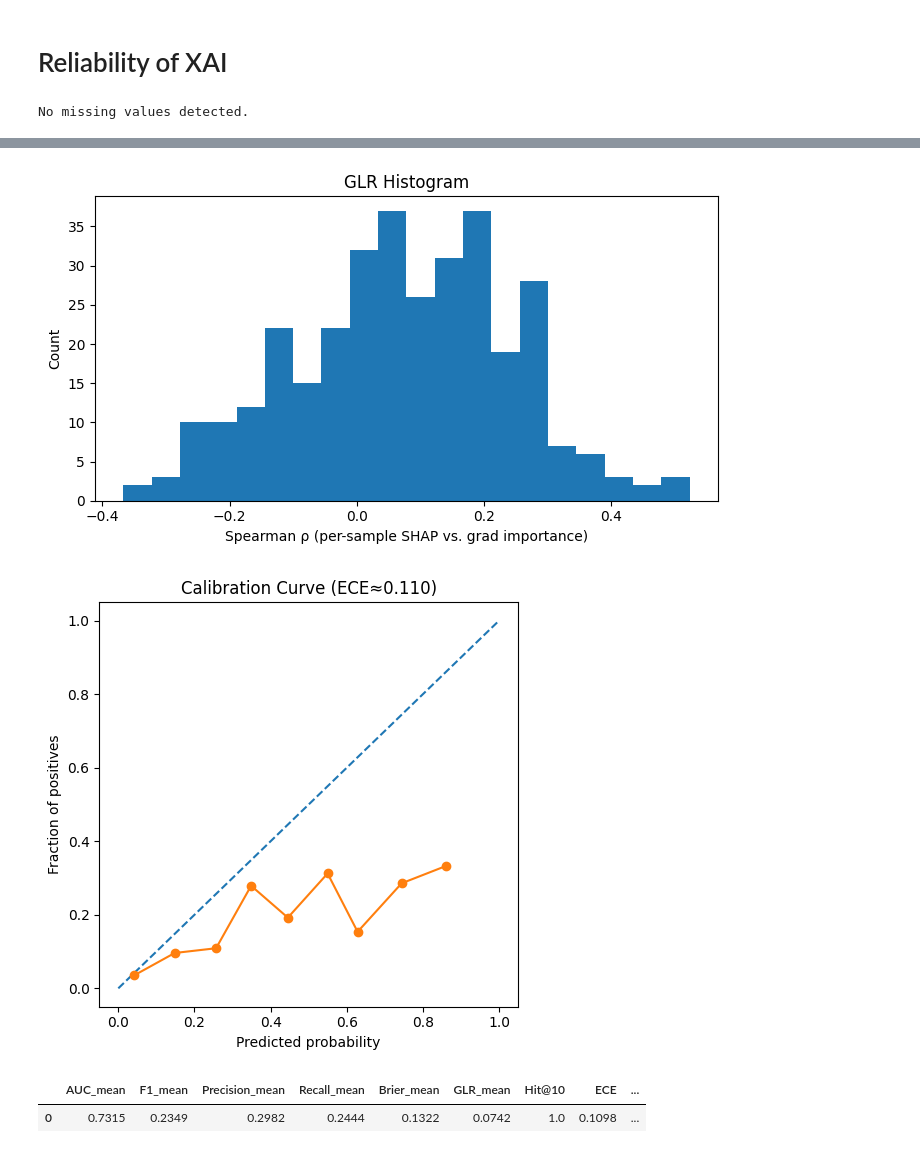
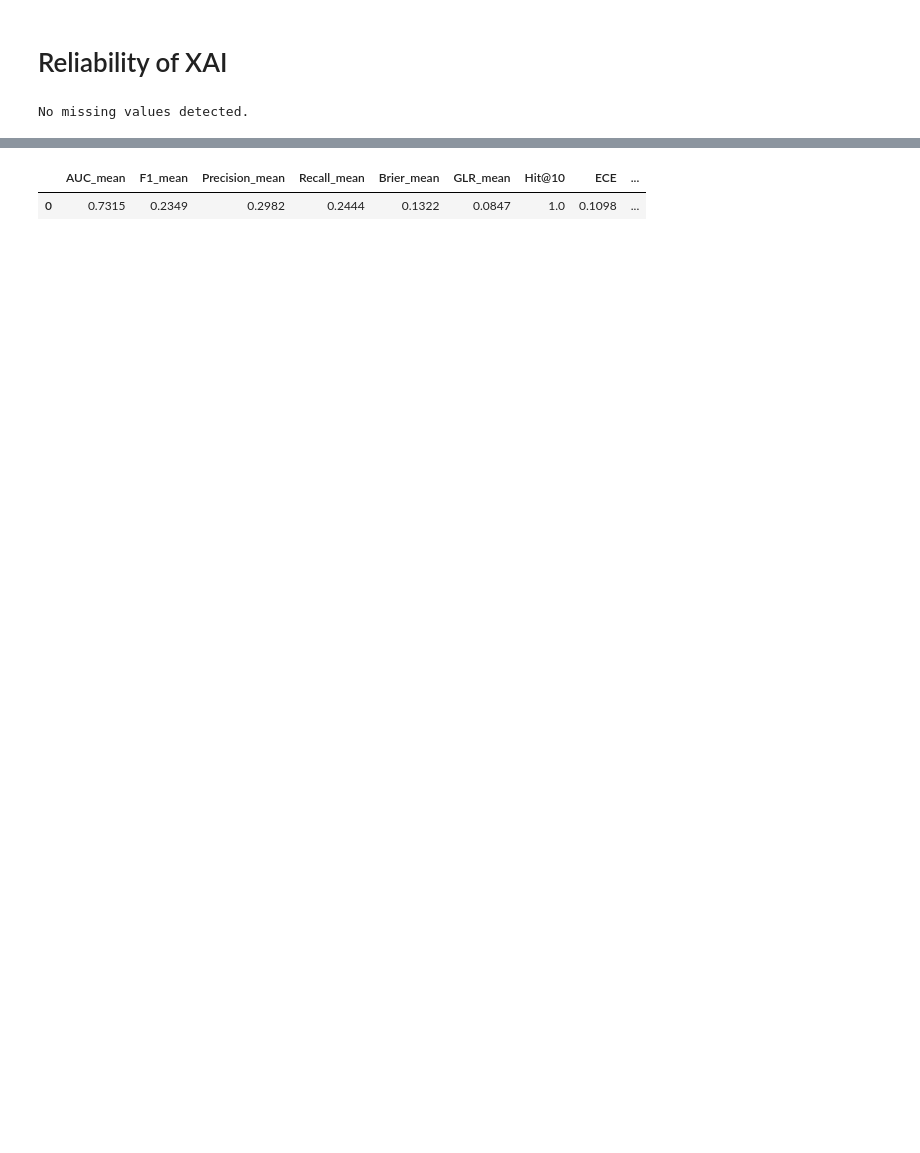
Before and after one commit to uditjain100/TrustX-Defect, a Jupyter notebook: src/approaches/xai_swdefect_pro.ipynb, the cells around one changed output, grey strips where cells are left out. Cells and saved outputs as stored; diff of their text form; code cells hidden in the pictures; blank space fills up the shorter version.

```diff
--- a/src/approaches/xai_swdefect_pro.ipynb
+++ b/src/approaches/xai_swdefect_pro.ipynb
@@ -309,20 +266,18 @@ def run_pipeline(
 # %%
 summary, artifacts = run_pipeline(
-    data_path="./../dataset/CM1.csv",
+    data_path="./../../dataset/CM1.csv",
     n_splits=5,
     rng=42,
     top_k=10,
     eps=1e-3,
     calib_bins=10,
     m_limit=20,
     max_eps_samples=50,
     plot=True
 )
 summary
 # %% [output]
 No missing values detected.
 [figure]
-[figure, removed]
-[figure, removed]
 |  | AUC_mean | F1_mean | Precision_mean | Recall_mean | Brier_mean | GLR_mean | Hit@10 | ECE | ... |
-| 0 | 0.7315 | 0.2349 | 0.2982 | 0.2444 | 0.1322 | 0.0742 | 1.0 | 0.1098 | ... |
+| 0 | 0.7315 | 0.2349 | 0.2982 | 0.2444 | 0.1322 | 0.0847 | 1.0 | 0.1098 | ... |
```
Also changed, not shown: parts of 5 cells of this notebook, 6 other files.
